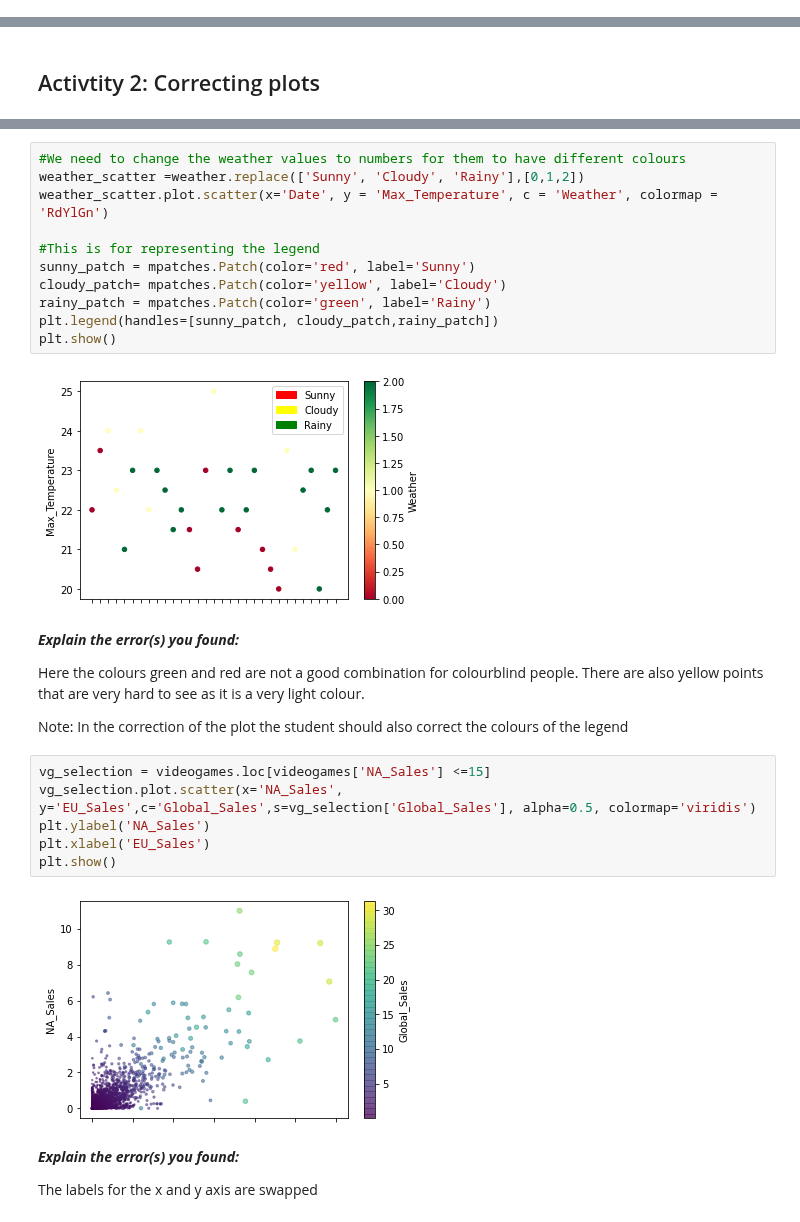
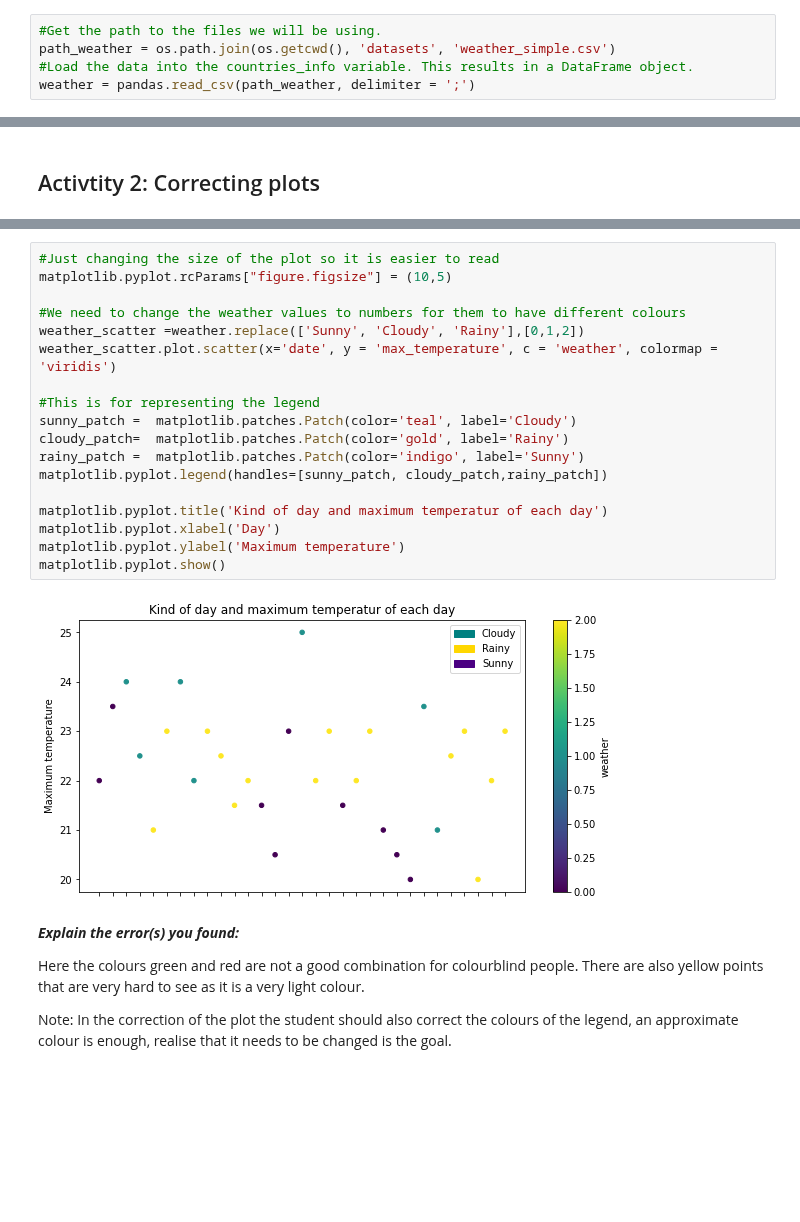
Before and after one commit to Digitalkatie/python-notebooks, a Jupyter notebook: Visualisation_Solutions.ipynb, the cells around one changed output, grey strips where cells are left out. Saved outputs shown, nothing was run; the diff lists cells and outputs as text; blank space fills up the shorter version.

```diff
--- a/Visualisation_Solutions.ipynb
+++ b/Visualisation_Solutions.ipynb
@@ -158,0 +26,5 @@ The quantity of rain is not continuous, there is a different amount each day. Be
+# %%
+#Get the path to the files we will be using.
+path_weather = os.path.join(os.getcwd(), 'datasets', 'weather_simple.csv')
+#Load the data into the countries_info variable. This results in a DataFrame object.
+weather = pandas.read_csv(path_weather, delimiter = ';')
@@ -174,32 +247,27 @@ plt.legend()
 2- Legend has the same label for both lines
 # %%
+#Just changing the size of the plot so it is easier to read
+matplotlib.pyplot.rcParams["figure.figsize"] = (10,5)
+
 #We need to change the weather values to numbers for them to have different colours
 weather_scatter =weather.replace(['Sunny', 'Cloudy', 'Rainy'],[0,1,2])
-weather_scatter.plot.scatter(x='Date', y = 'Max_Temperature', c = 'Weather', colormap = 'RdYlGn')
+weather_scatter.plot.scatter(x='date', y = 'max_temperature', c = 'weather', colormap = 'viridis')
 
 #This is for representing the legend
-sunny_patch = mpatches.Patch(color='red', label='Sunny')
-cloudy_patch= mpatches.Patch(color='yellow', label='Cloudy')
-rainy_patch = mpatches.Patch(color='green', label='Rainy')
-plt.legend(handles=[sunny_patch, cloudy_patch,rainy_patch])
-plt.show()
+sunny_patch =  matplotlib.patches.Patch(color='teal', label='Cloudy')
+cloudy_patch=  matplotlib.patches.Patch(color='gold', label='Rainy')
+rainy_patch =  matplotlib.patches.Patch(color='indigo', label='Sunny')
+matplotlib.pyplot.legend(handles=[sunny_patch, cloudy_patch,rainy_patch])
+
+matplotlib.pyplot.title('Kind of day and maximum temperatur of each day')
+matplotlib.pyplot.xlabel('Day')
+matplotlib.pyplot.ylabel('Maximum temperature')
+matplotlib.pyplot.show()
 # %% [output]
-[figure, old version]
+[figure, new version]
 # %% [markdown]
 ***Explain the error(s) you found:***
 
 Here the colours green and red are not a good combination for colourblind people. There are also yellow points that are very hard to see as it is a very light colour.
 
-Note: In the correction of the plot the student should also correct the colours of the legend
+Note: In the correction of the plot the student should also correct the colours of the legend, an approximate colour is enough, realise that it needs to be changed is the goal.
-# %%
-vg_selection = videogames.loc[videogames['NA_Sales'] <=15]
-vg_selection.plot.scatter(x='NA_Sales', y='EU_Sales',c='Global_Sales',s=vg_selection['Global_Sales'], alpha=0.5, colormap='viridis')
-plt.ylabel('NA_Sales')
-plt.xlabel('EU_Sales')
-plt.show()
-# %% [output]
-[figure, removed]
-# %% [markdown]
-***Explain the error(s) you found:***
-
-The labels for the x and y axis are swapped
```
Also changed, not shown: parts of 64 cells of this notebook, 15 other files.
